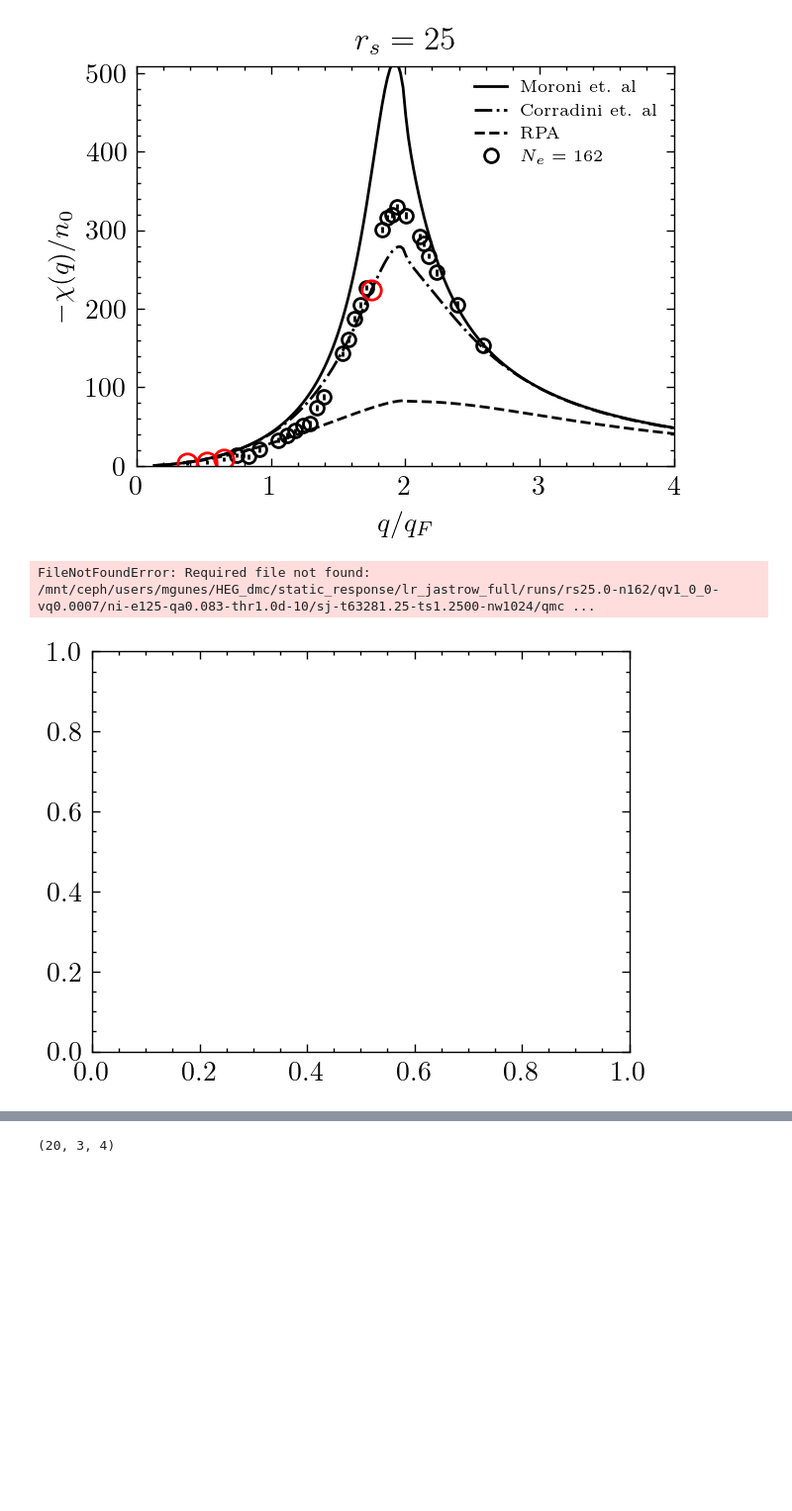
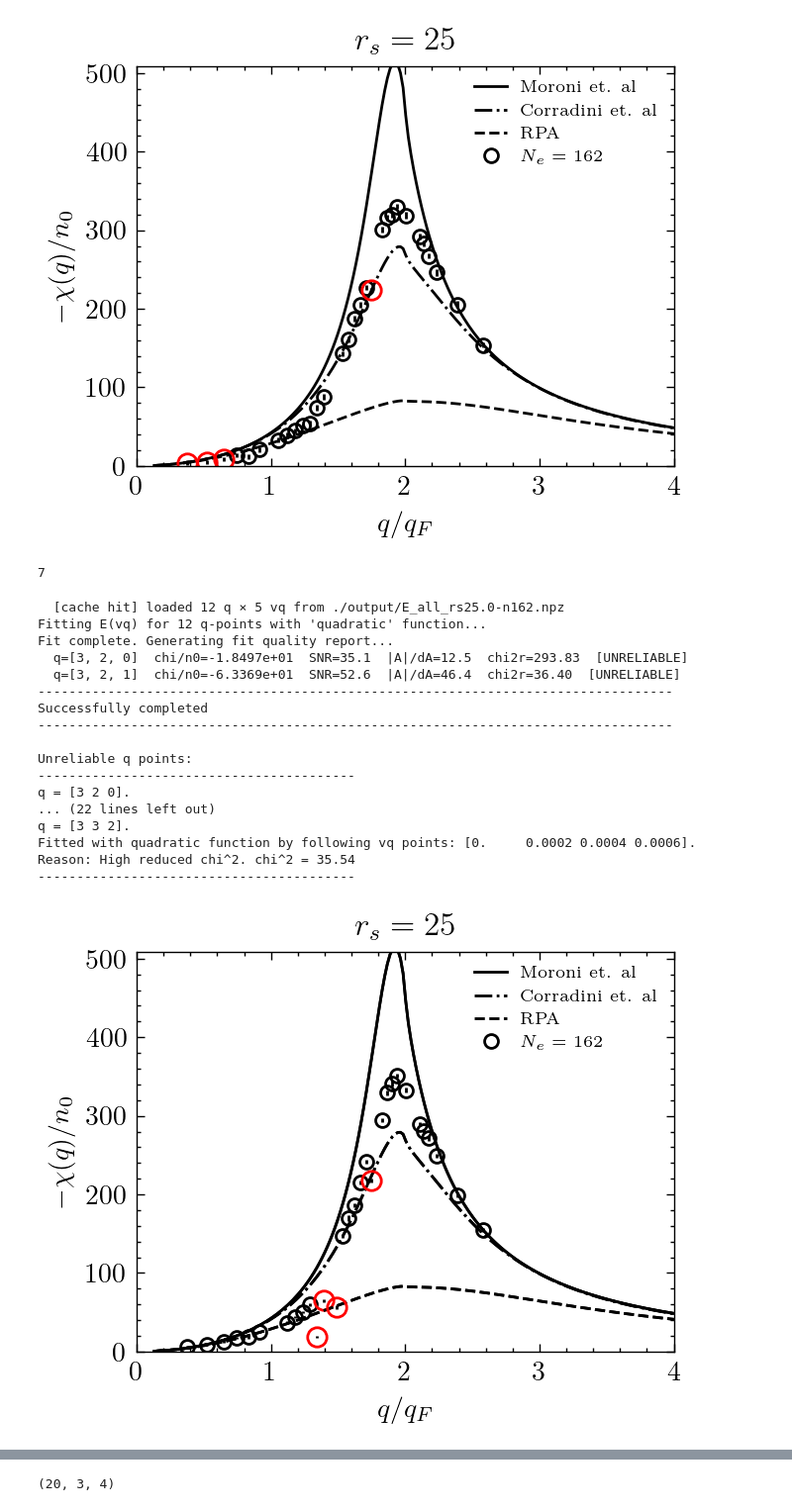
Before and after one commit to mgunes1/static_response-3DHEG, a Jupyter notebook: low-q.ipynb, the cells around one changed output, grey strips where cells are left out. Shown at 99% size. Saved outputs shown, nothing was run; the diff lists cells and outputs as text; code cells hidden in the pictures; blank space fills up the shorter version.

Commit message:
improved verbose + touch-ups

```diff
--- a/low-q.ipynb
+++ b/low-q.ipynb
@@ -407,35 +410,88 @@ fig.show()
   q=[4, 4, 3]  chi/n0=-2.0361e+02  SNR=74.8  |A|/dA=50.9  chi2r=1.14  [OK]
   q=[4, 4, 4]  chi/n0=-1.5296e+02  SNR=63.0  |A|/dA=46.9  chi2r=0.75  [OK]
 [figure]
+# %%
+np.array(range(len(qidx_list)))[~reliable][2]
+# %% [output]
+7
 # %%
 main_dir="/mnt/ceph/users/mgunes/HEG_dmc/static_response/lr_jastrow_full/runs"
 
 rs=25
 fig, ax = plt.subplots(dpi=200)
 ecut_pre=125
 Ne=162
 qidx_list, vq_list = collect_q_and_vq(main_dir,rs,Ne)
-qidx_list = gen_qidx(5)
+qidx_list = gen_qidx(5)[:13]
 qidx_list.remove([2,2,0])
-vq_list=np.arange(0,0.0009,0.0002)
+#qidx_list.remove([3,2,0])
+#qidx_list.remove([3,2,1])
+vq_list=np.arange(0,0.0010,0.0002)
+chi, dchi, fq = get_chi(main_dir, vq_list,qidx_list,rs,Ne,dft_func='ni',verbose=True,vq_fit='quadratic')
+plot_chi(qidx_list,chi,dchi,rs,Ne,chi_ref='both',ax=ax,c='k',fit_quality=fq)
 
+
+
+qidx_list, vq_list = collect_q_and_vq(main_dir,rs,Ne)
+qidx_list = gen_qidx(5)[13:]
+#qidx_list.remove([4,0,0])
+#qidx_list.remove([3,3,2])
+vq_list=np.arange(0,0.0007,0.0002)
 chi, dchi, fq = get_chi(main_dir, vq_list,qidx_list,rs,Ne,dft_func='ni',verbose=True,vq_fit='quadratic')
 plot_chi(qidx_list,chi,dchi,rs,Ne,chi_ref='both',ax=ax,c='k',fit_quality=fq)
 
 
 kF, n0, NF, L = get_gas_params(rs,Ne)
 q_fine=np.linspace(0.01,.5,5000)
 #ax.plot(q_fine, 1/(4*np.pi)*q_fine**2/n0, 'r--',alpha=0.3)
 
+
+#==============================
+# Handling unreliable points...
+#==============================
+"""
+#low-q
+qidx_list = [[3, 2, 0],[3, 2, 1]]
+vq_list=np.arange(0,0.0008,0.0002)
+chi, dchi, fq = get_chi(main_dir, vq_list,qidx_list,rs,Ne,dft_func='ni',verbose=True,vq_fit='quadratic')
+plot_chi(qidx_list,chi,dchi,rs,Ne,chi_ref='both',ax=ax,c='k',fit_quality=fq)
+
+#high-q
+qidx_list = [[4, 0, 0],[3, 3, 2]]
+vq_list=np.arange(0,0.0005,0.0001)
+chi, dchi, fq = get_chi(main_dir, vq_list,qidx_list,rs,Ne,dft_func='ni',verbose=True,vq_fit='quadratic')
+plot_chi(qidx_list,chi,dchi,rs,Ne,chi_ref='both',ax=ax,c='k',fit_quality=fq)
+"""
+
+
 ax.set_xlim(0,4)
 #ax.set_ylim(-1,300)
 ax.set_title(rf"$r_s={rs}$")
-ax.legend(fontsize=6)
+handles, labels = ax.get_legend_handles_labels()
+ax.legend(dict(zip(labels, handles)).values(),
+          dict(zip(labels, handles)).keys(),
+          fontsize=6)
 fig.show()
 
 #ax.set_xlim(0,2)
 #ax.set_ylim(-5,50)
-#plt.savefig(f'./Figures/chi_rs25.pdf', format='pdf', bbox_inches='tight')
+plt.savefig(f'./Figures/chi_rs25_lrjas_unreliable.pdf', format='pdf', bbox_inches='tight')
 # %% [output]
-FileNotFoundError: Required file not found: /mnt/ceph/users/mgunes/HEG_dmc/static_response/lr_jastrow_full/runs/rs25.0-n162/qv1_0_0-vq0.0007/ni-e125-qa0.083-thr1.0d-10/sj-t63281.25-ts1.2500-nw1024/qmc ...
+  [cache hit] loaded 12 q × 5 vq from ./output/E_all_rs25.0-n162.npz
+Fitting E(vq) for 12 q-points with 'quadratic' function...
+Fit complete. Generating fit quality report...
+  q=[3, 2, 0]  chi/n0=-1.8497e+01  SNR=35.1  |A|/dA=12.5  chi2r=293.83  [UNRELIABLE]
+  q=[3, 2, 1]  chi/n0=-6.3369e+01  SNR=52.6  |A|/dA=46.4  chi2r=36.40  [UNRELIABLE]
+----------------------------------------------------------------------------------
+Successfully completed
+----------------------------------------------------------------------------------
+
+Unreliable q points:
+-----------------------------------------
+q = [3 2 0].
+... (22 lines left out)
+q = [3 3 2].
+Fitted with quadratic function by following vq points: [0.     0.0002 0.0004 0.0006].
+Reason: High reduced chi^2. chi^2 = 35.54
+-----------------------------------------
-[figure, old version]
+[figure, new version]
```
Also changed, not shown: parts of 2 cells of this notebook, 9 other files.
